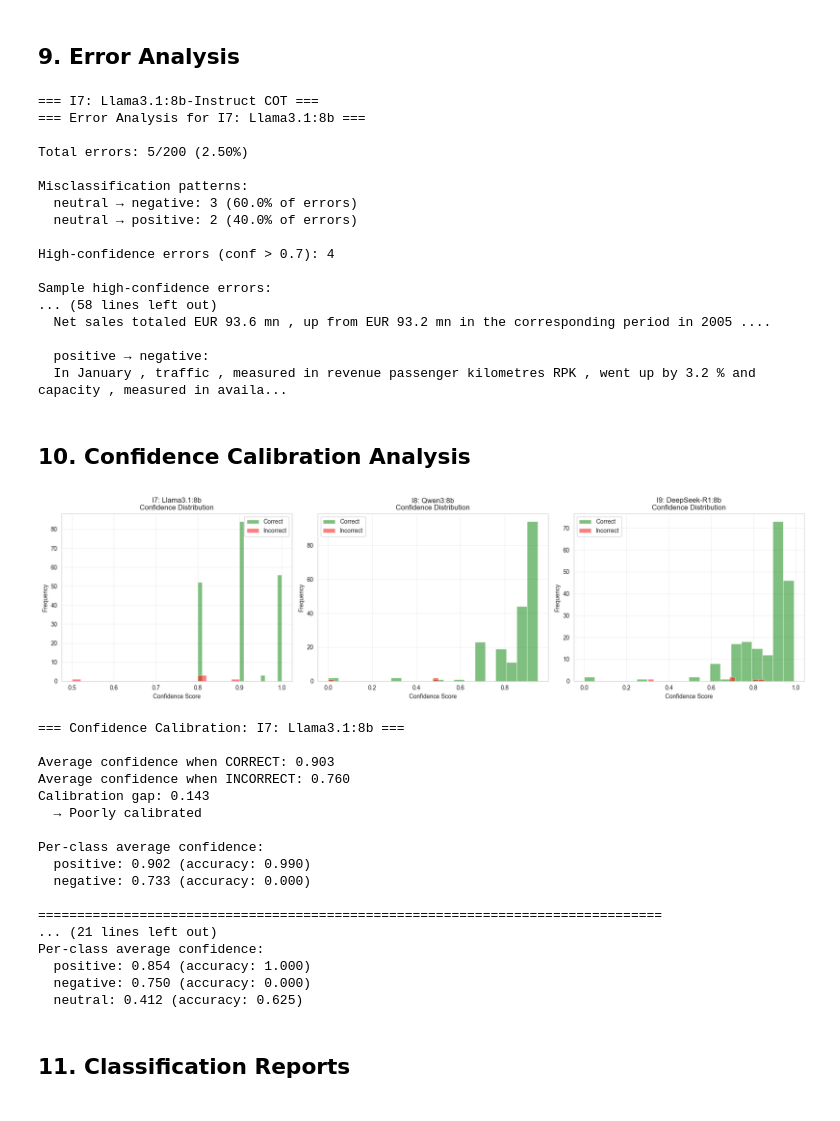
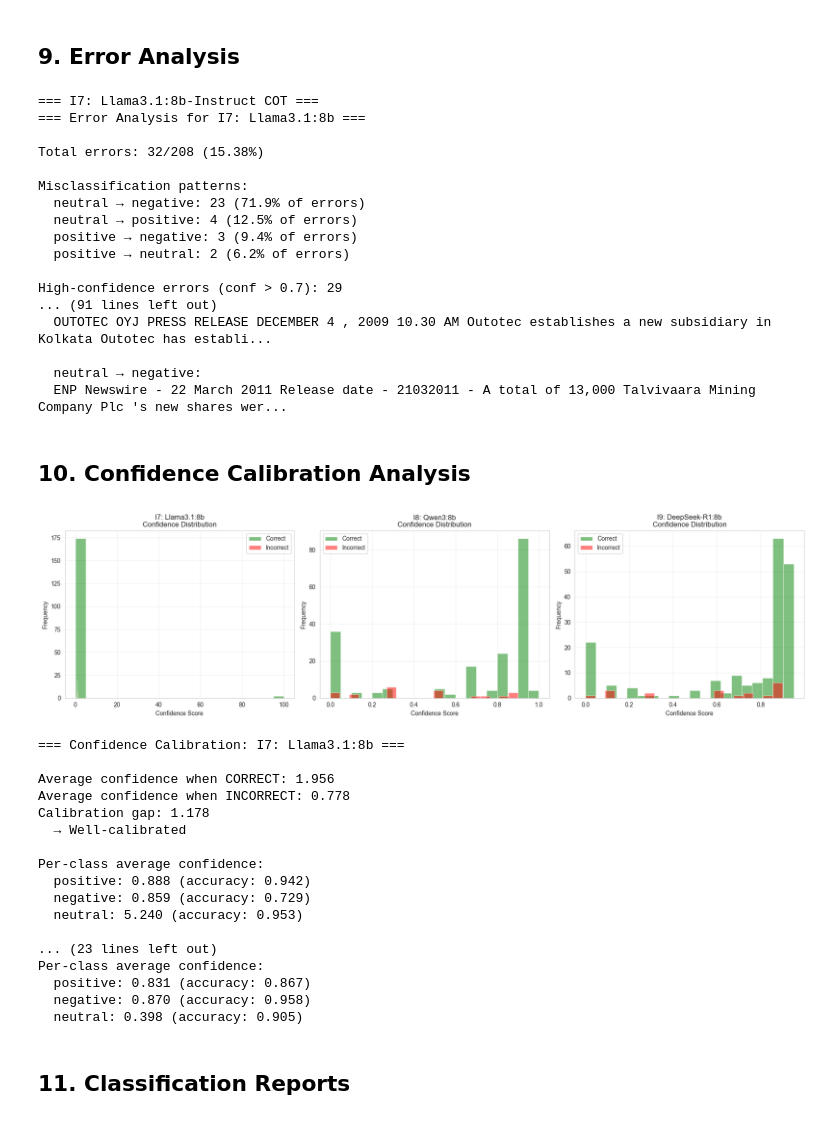
Before and after one commit to isidharthrai/Prompt_Engineering_for_Financial_Texts, a Jupyter notebook: Startified Data PMP/Task3_Insight_Generation/Chain_of_Thought/I7_I8_I9_cot_insight.ipynb, the cells around one changed output. Cells and saved outputs as stored; diff of their text form; code cells hidden in the pictures.

Commit message:
Insights Generation Experiment

```diff
--- a/Startified Data PMP/Task3_Insight_Generation/Chain_of_Thought/I7_I8_I9_cot_insight.ipynb
+++ b/Startified Data PMP/Task3_Insight_Generation/Chain_of_Thought/I7_I8_I9_cot_insight.ipynb
@@ -254,11 +251,7 @@ print("  • parse_response() - JSON parser")
 # %% [markdown]
 ## 4. Run Experiments
 # %%
-# Test sample (remove .head(200) for full run)
-test_df = df.head(200).copy()
-
-
-def run_cot_experiment(test_df, model_func, model_name, exp_id):
+def run_cot_experiment(df, model_func, model_name, exp_id):
     """Generic function to run CoT experiment"""
     print("=" * 80)
     print(f"Running {exp_id}: {model_name} (Chain-of-Thought)")
@@ -266,7 +259,7 @@ def run_cot_experiment(test_df, model_func, model_name, exp_id):
     results = []
 
     for idx, row in tqdm(
-        test_df.iterrows(), total=len(test_df), desc=f"{exp_id} Progress"
+        df.iterrows(), total=len(df), desc=f"{exp_id} Progress"
     ):
         prompt = create_cot_prompt(row["sentence"])
         response = model_func(prompt)
@@ -313,7 +306,7 @@ def run_cot_experiment(test_df, model_func, model_name, exp_id):
     return results_df
 # %%
 # Run all three experiments
-i7_df = run_cot_experiment(test_df, call_llama, "Llama3.1:8b", "I7")
+i7_df = run_cot_experiment(df, call_llama, "Llama3.1:8b", "I7")
 
 print("\nI7 Sample Results:")
 print("\nTrue Insight Counts:")
@@ -352,5 +354,5 @@ Name: count, dtype: int64
 # %%
-i8_df = run_cot_experiment(test_df, call_qwen, "Qwen3:8b", "I8")
+i8_df = run_cot_experiment(df, call_qwen, "Qwen3:8b", "I8")
 
 print("\nI8 Sample Results:")
 print("\nTrue Insight Counts:")
@@ -389,5 +393,5 @@ Name: count, dtype: int64
 # %%
-i9_df = run_cot_experiment(test_df, call_deepseek, "DeepSeek-R1:8b", "I9")
+i9_df = run_cot_experiment(df, call_deepseek, "DeepSeek-R1:8b", "I9")
 
 print("\nI9 Sample Results:")
 print("\nTrue Insight Counts:")
@@ -751,33 +766,33 @@ def analyze_errors(df, model_name):
 
 # Analyze errors for each model
 print("=== I7: Llama3.1:8b-Instruct COT ===")
-i4_errors = analyze_errors(i7_valid, "I7: Llama3.1:8b")
+i4_errors = analyze_errors(i4_valid, "I7: Llama3.1:8b")
 
 print("\n" + "=" * 80 + "\n")
 print("=== I8: Qwen3:8b-Versatile COT ===")
-i5_errors = analyze_errors(i8_valid, "I8: Qwen3:8b")
+i5_errors = analyze_errors(i5_valid, "I8: Qwen3:8b")
 
 print("\n" + "=" * 80 + "\n")
 print("=== I9: DeepSeek-R1:8b COT ===")
-i6_errors = analyze_errors(i9_valid, "I9: DeepSeek-R1:8b")
+i6_errors = analyze_errors(i6_valid, "I9: DeepSeek-R1:8b")
 # %% [output]
 === I7: Llama3.1:8b-Instruct COT ===
 === Error Analysis for I7: Llama3.1:8b ===
 
-Total errors: 5/200 (2.50%)
+Total errors: 32/208 (15.38%)
 
 Misclassification patterns:
-  neutral → negative: 3 (60.0% of errors)
-  neutral → positive: 2 (40.0% of errors)
+  neutral → negative: 23 (71.9% of errors)
+  neutral → positive: 4 (12.5% of errors)
+  positive → negative: 3 (9.4% of errors)
+  positive → neutral: 2 (6.2% of errors)
 
-High-confidence errors (conf > 0.7): 4
+High-confidence errors (conf > 0.7): 29
+... (91 lines left out)
+  OUTOTEC OYJ PRESS RELEASE DECEMBER 4 , 2009 10.30 AM Outotec establishes a new subsidiary in Kolkata Outotec has establi...
 
-Sample high-confidence errors:
-... (58 lines left out)
-  Net sales totaled EUR 93.6 mn , up from EUR 93.2 mn in the corresponding period in 2005 ....
-
-  positive → negative:
-  In January , traffic , measured in revenue passenger kilometres RPK , went up by 3.2 % and capacity , measured in availa...
+  neutral → negative:
+  ENP Newswire - 22 March 2011 Release date - 21032011 - A total of 13,000 Talvivaara Mining Company Plc 's new shares wer...
 # %% [markdown]
 ## 10. Confidence Calibration Analysis
 # %%
@@ -786,38 +801,38 @@ fig, axes = plt.subplots(1, 3, figsize=(18, 5))
 
 for idx, (valid_df, model_name) in enumerate(
     [
-        (i7_valid, "I7: Llama3.1:8b"),
-        (i8_valid, "I8: Qwen3:8b"),
-        (i9_valid, "I9: DeepSeek-R1:8b"),
+        (i4_valid, "I7: Llama3.1:8b"),
+        (i5_valid, "I8: Qwen3:8b"),
+        (i6_valid, "I9: DeepSeek-R1:8b"),
     ]
 ):
     if "confidence" in valid_df.columns:
         correct = valid_df["true_insight"] == valid_df["predicted_insight"]
 
         axes[idx].hist(
             valid_df[correct]["confidence"],
             bins=20,
             alpha=0.5,
             label="Correct",
             color="green",
         )
         axes[idx].hist(
             valid_df[~correct]["confidence"],
             bins=20,
             alpha=0.5,
             label="Incorrect",
             color="red",
         )
         axes[idx].set_xlabel("Confidence Score")
         axes[idx].set_ylabel("Frequency")
         axes[idx].set_title(f"{model_name}\nConfidence Distribution")
         axes[idx].legend()
         axes[idx].grid(True, alpha=0.3)
 
 plt.tight_layout()
 plt.show()
 # %% [output]
-[figure, old version]
+[figure, new version]
 # %%
 def analyze_confidence_calibration(df, model_name):
     """Analyze confidence calibration"""
@@ -851,29 +866,29 @@ def analyze_confidence_calibration(df, model_name):
 
 
 # Analyze confidence for each model
-analyze_confidence_calibration(i7_valid, "I7: Llama3.1:8b")
+analyze_confidence_calibration(i4_valid, "I7: Llama3.1:8b")
 print("\n" + "=" * 80 + "\n")
-analyze_confidence_calibration(i8_valid, "I8: Qwen3:8b")
+analyze_confidence_calibration(i5_valid, "I8: Qwen3:8b")
 print("\n" + "=" * 80 + "\n")
-analyze_confidence_calibration(i9_valid, "I9: DeepSeek-R1:8b")
+analyze_confidence_calibration(i6_valid, "I9: DeepSeek-R1:8b")
 # %% [output]
 === Confidence Calibration: I7: Llama3.1:8b ===
 
-Average confidence when CORRECT: 0.903
-Average confidence when INCORRECT: 0.760
-Calibration gap: 0.143
-  → Poorly calibrated
+Average confidence when CORRECT: 1.956
+Average confidence when INCORRECT: 0.778
+Calibration gap: 1.178
+  → Well-calibrated
 
 Per-class average confidence:
-  positive: 0.902 (accuracy: 0.990)
-  negative: 0.733 (accuracy: 0.000)
+  positive: 0.888 (accuracy: 0.942)
+  negative: 0.859 (accuracy: 0.729)
+  neutral: 5.240 (accuracy: 0.953)
 
-================================================================================
-... (21 lines left out)
+... (23 lines left out)
 Per-class average confidence:
-  positive: 0.854 (accuracy: 1.000)
-  negative: 0.750 (accuracy: 0.000)
-  neutral: 0.412 (accuracy: 0.625)
+  positive: 0.831 (accuracy: 0.867)
+  negative: 0.870 (accuracy: 0.958)
+  neutral: 0.398 (accuracy: 0.905)
 # %% [markdown]
 ## 11. Classification Reports
 # %%
```
Also changed, not shown: parts of 13 cells of this notebook, 30 other files.
